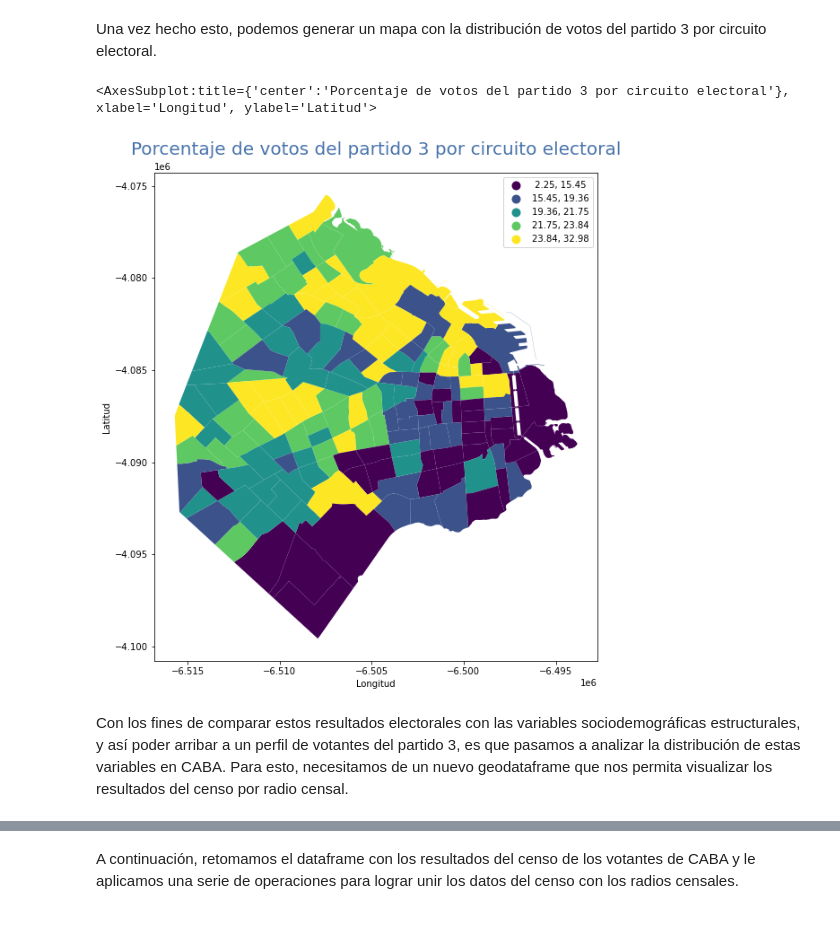
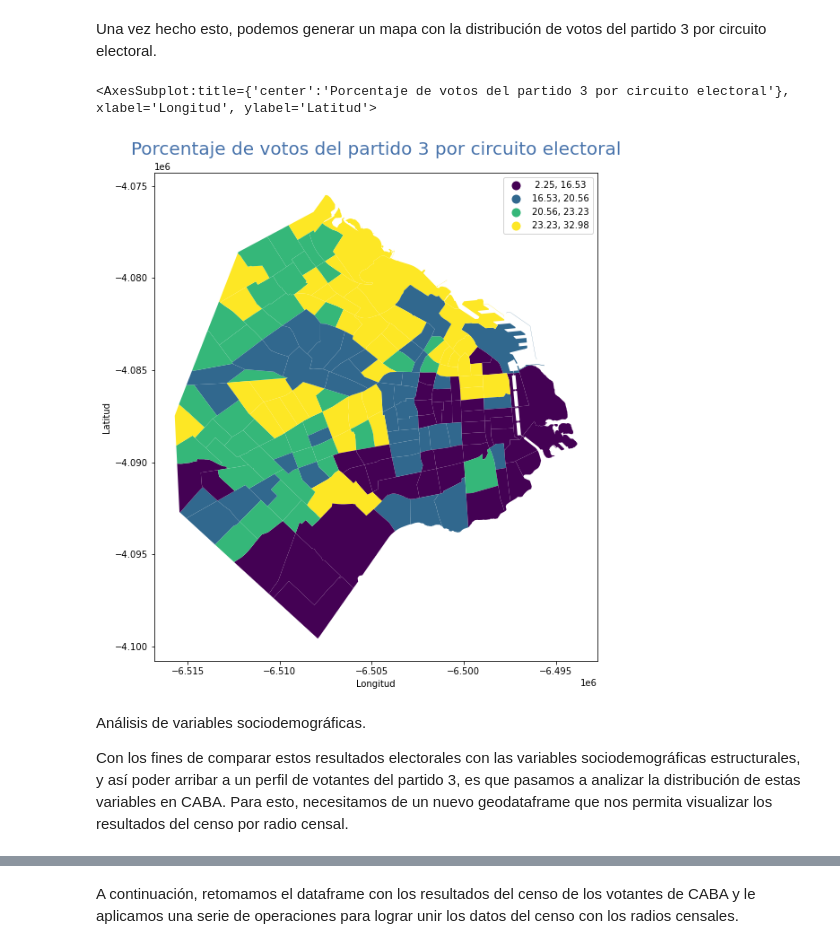
Before and after one commit to miller862/GRUPO_GANADOR, a Jupyter notebook: Informe 1.ipynb, the cells around one changed output, grey strips where cells are left out. Drawn from its saved outputs; the diff is of its cells as text; code cells hidden in the pictures.

```diff
--- a/Informe 1.ipynb
+++ b/Informe 1.ipynb
@@ -352,19 +358,21 @@ Una vez hecho esto, podemos generar un mapa con la distribución de votos del pa
 # %%
 fig, ax = plt.subplots(figsize=(10, 10))
 
 # Control del título y los ejes
 ax.set_title('Porcentaje de votos del partido 3 por circuito electoral',
              pad = 20,
              fontdict={'fontsize':20, 'color': '#4873ab'})
 ax.set_xlabel('Longitud')
 ax.set_ylabel('Latitud')
 
 # Mostrar el mapa finalizado
-caba_votos_shp.plot(column='pp3', cmap='viridis',scheme='quantiles',legend=True, ax=ax, zorder=5)
+caba_votos_shp.plot(column='pp3', cmap='viridis',scheme='quantiles', k = 4, legend=True, ax=ax, zorder=5)
 # %% [output]
 <AxesSubplot:title={'center':'Porcentaje de votos del partido 3 por circuito electoral'}, xlabel='Longitud', ylabel='Latitud'>
-[figure, old version]
+[figure, new version]
 # %% [markdown]
+Análisis de variables sociodemográficas.
+
 Con los fines de comparar estos resultados electorales con las variables sociodemográficas estructurales, y así poder arribar a un perfil de votantes del partido 3, es que pasamos a analizar la distribución de estas variables en CABA. Para esto, necesitamos de un nuevo geodataframe que nos permita visualizar los resultados del censo por radio censal.
 # %%
 radios_shp = gpd.read_file("/Users/camilaherrero/Desktop/Candidato 3/CABA_radios.shx",
```
Also changed, not shown: parts of 9 cells of this notebook.
